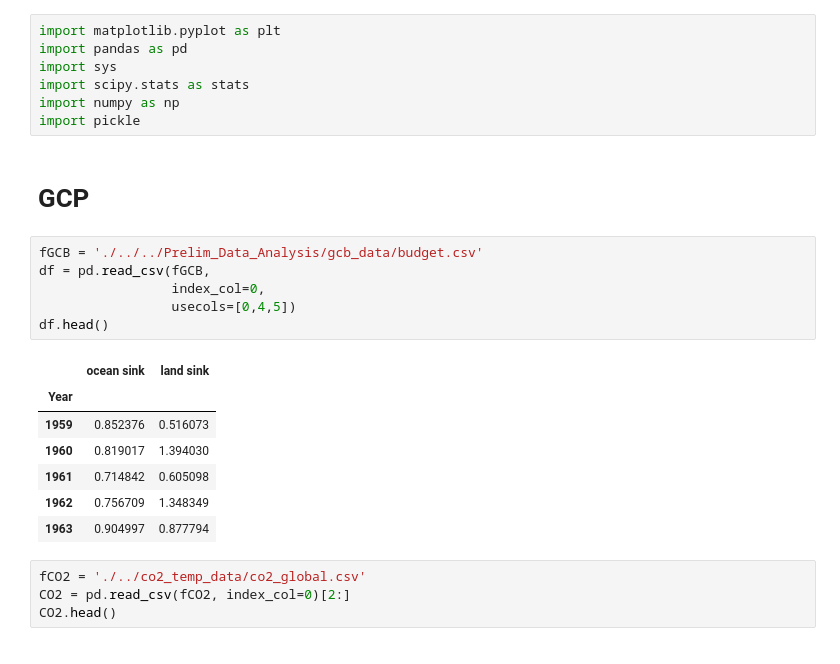
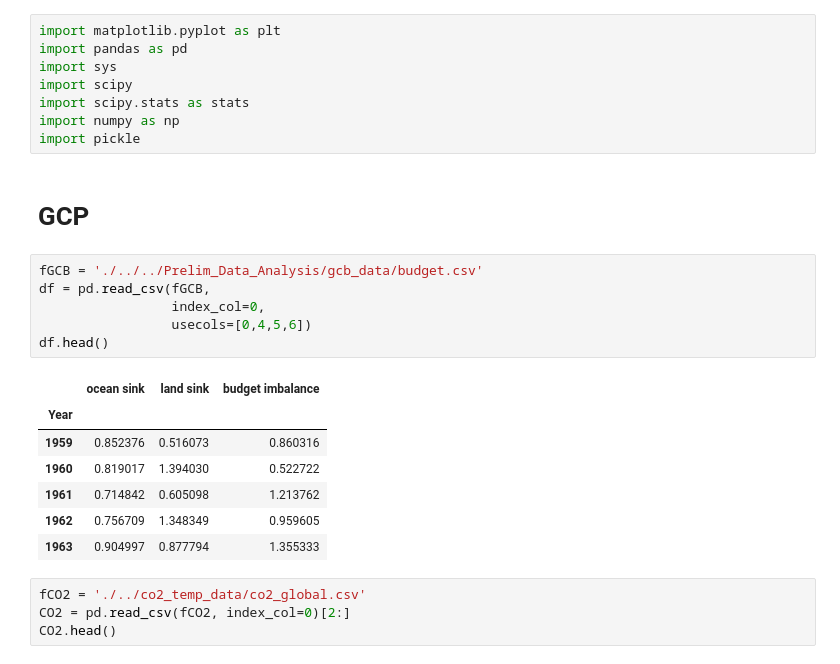
Before and after one commit to rursino/carbon-cycle-feedbacks, a Jupyter notebook: Peylin_flux/Notebooks/CO2_reg.ipynb, the cells around one changed output. Cells and saved outputs as stored; diff of their text form.

```diff
--- a/Peylin_flux/Notebooks/CO2_reg.ipynb
+++ b/Peylin_flux/Notebooks/CO2_reg.ipynb
@@ -2,6 +2,7 @@
 import matplotlib.pyplot as plt
 import pandas as pd
 import sys
+import scipy
 import scipy.stats as stats
 import numpy as np
 import pickle
@@ -10,17 +11,17 @@ import pickle
 # %%
 fGCB = './../../Prelim_Data_Analysis/gcb_data/budget.csv'
 df = pd.read_csv(fGCB,
                  index_col=0,
-                 usecols=[0,4,5])
+                 usecols=[0,4,5,6])
 df.head()
 # %% [output]
-|  | ocean sink | land sink |
-| Year |  |  |
-| 1959 | 0.852376 | 0.516073 |
-| 1960 | 0.819017 | 1.394030 |
-| 1961 | 0.714842 | 0.605098 |
-| 1962 | 0.756709 | 1.348349 |
-| 1963 | 0.904997 | 0.877794 |
+|  | ocean sink | land sink | budget imbalance |
+| Year |  |  |  |
+| 1959 | 0.852376 | 0.516073 | 0.860316 |
+| 1960 | 0.819017 | 1.394030 | 0.522722 |
+| 1961 | 0.714842 | 0.605098 | 1.213762 |
+| 1962 | 0.756709 | 1.348349 | 0.959605 |
+| 1963 | 0.904997 | 0.877794 | 1.355333 |
 # %%
 fCO2 = './../co2_temp_data/co2_global.csv'
 CO2 = pd.read_csv(fCO2, index_col=0)[2:]
```
Also changed, not shown: parts of 25 cells of this notebook, 4 other files.
